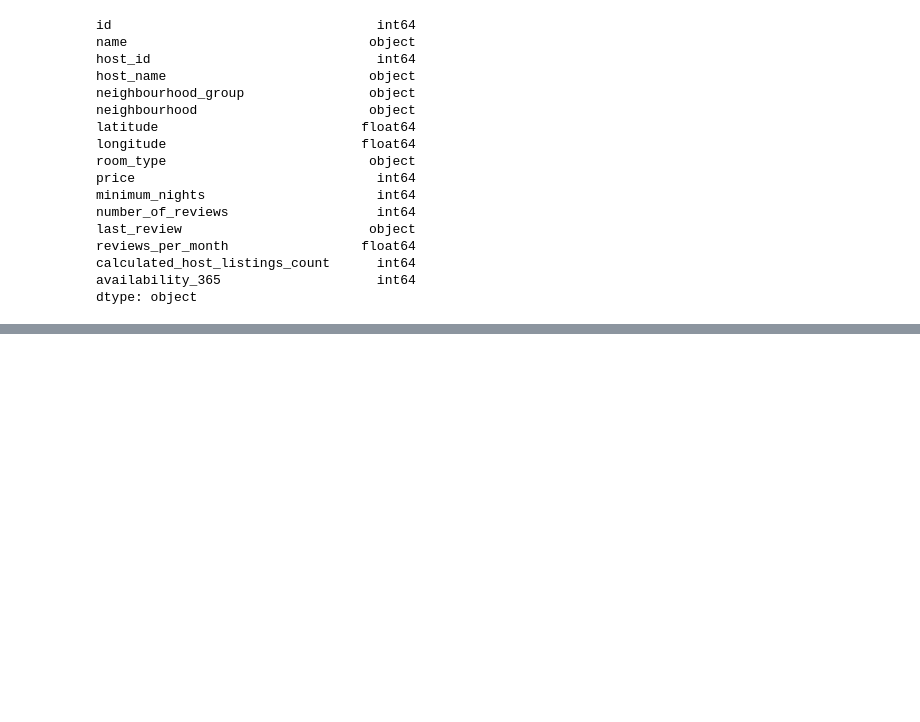
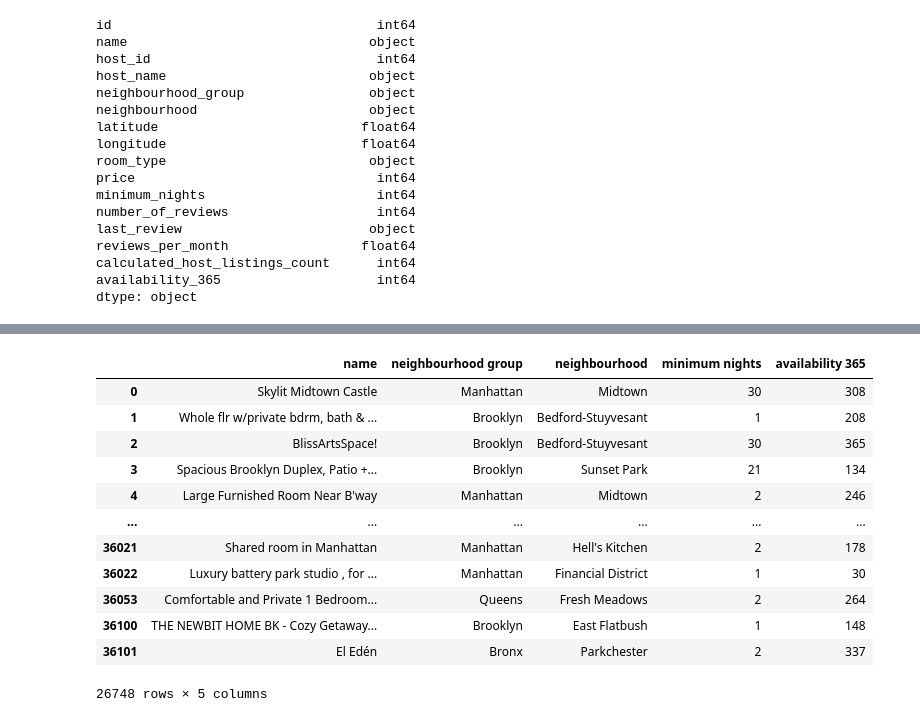
Before and after one commit to MWilliamsDP/ProjectOne, a Jupyter notebook: BookingsPy/Bookings.ipynb, the cells around one changed output, grey strips where cells are left out. Cells and saved outputs as stored; diff of their text form; code cells hidden in the pictures; blank space fills up the shorter version.

```diff
--- a/BookingsPy/Bookings.ipynb
+++ b/BookingsPy/Bookings.ipynb
@@ -96,0 +162,18 @@ dtype: object
+# %%
+airbnb_edit = airbnb_renamed[["name", "neighbourhood group", "neighbourhood", "minimum nights", "availability 365"]]
+
+airbnb_edit
+# %% [output]
+|  | name | neighbourhood group | neighbourhood | minimum nights | availability 365 |
+| 0 | Skylit Midtown Castle | Manhattan | Midtown | 30 | 308 |
+| 1 | Whole flr w/private bdrm, bath & ... | Brooklyn | Bedford-Stuyvesant | 1 | 208 |
+| 2 | BlissArtsSpace! | Brooklyn | Bedford-Stuyvesant | 30 | 365 |
+| 3 | Spacious Brooklyn Duplex, Patio +... | Brooklyn | Sunset Park | 21 | 134 |
+| 4 | Large Furnished Room Near B'way | Manhattan | Midtown | 2 | 246 |
+| ... | ... | ... | ... | ... | ... |
+| 36021 | Shared room in Manhattan | Manhattan | Hell's Kitchen | 2 | 178 |
+| 36022 | Luxury battery park studio , for ... | Manhattan | Financial District | 1 | 30 |
+| 36053 | Comfortable and Private 1 Bedroom... | Queens | Fresh Meadows | 2 | 264 |
+| 36100 | THE NEWBIT HOME BK - Cozy Getaway... | Brooklyn | East Flatbush | 1 | 148 |
+| 36101 | El Edén | Bronx | Parkchester | 2 | 337 |
+26748 rows × 5 columns
```
Also changed, not shown: parts of 14 cells of this notebook.
